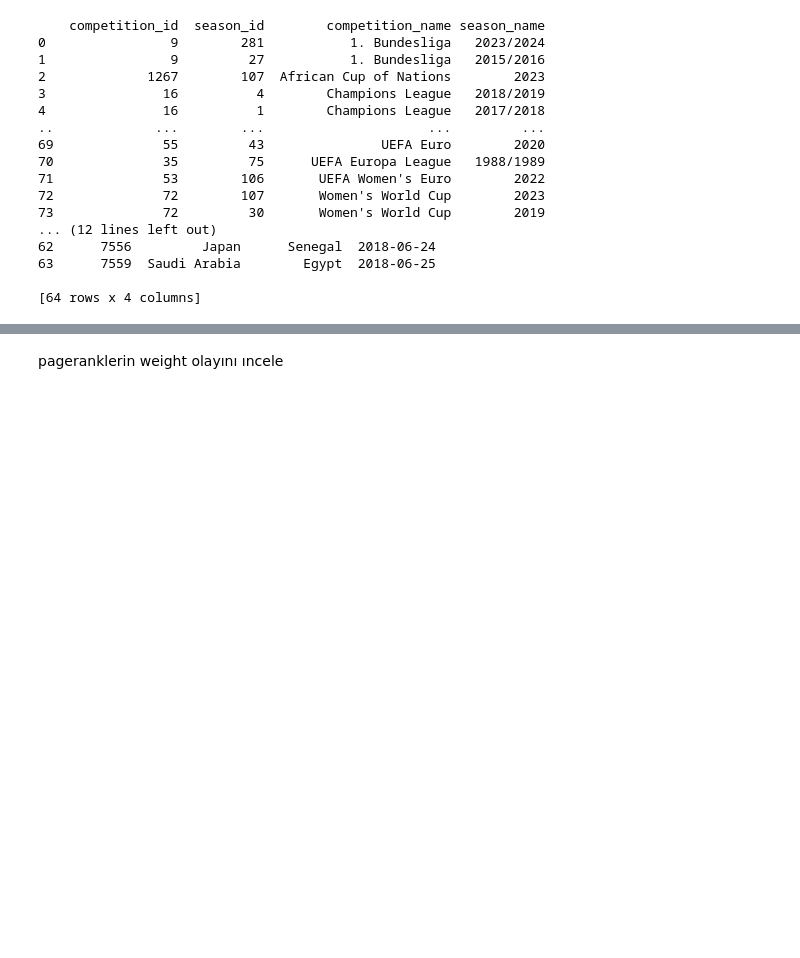
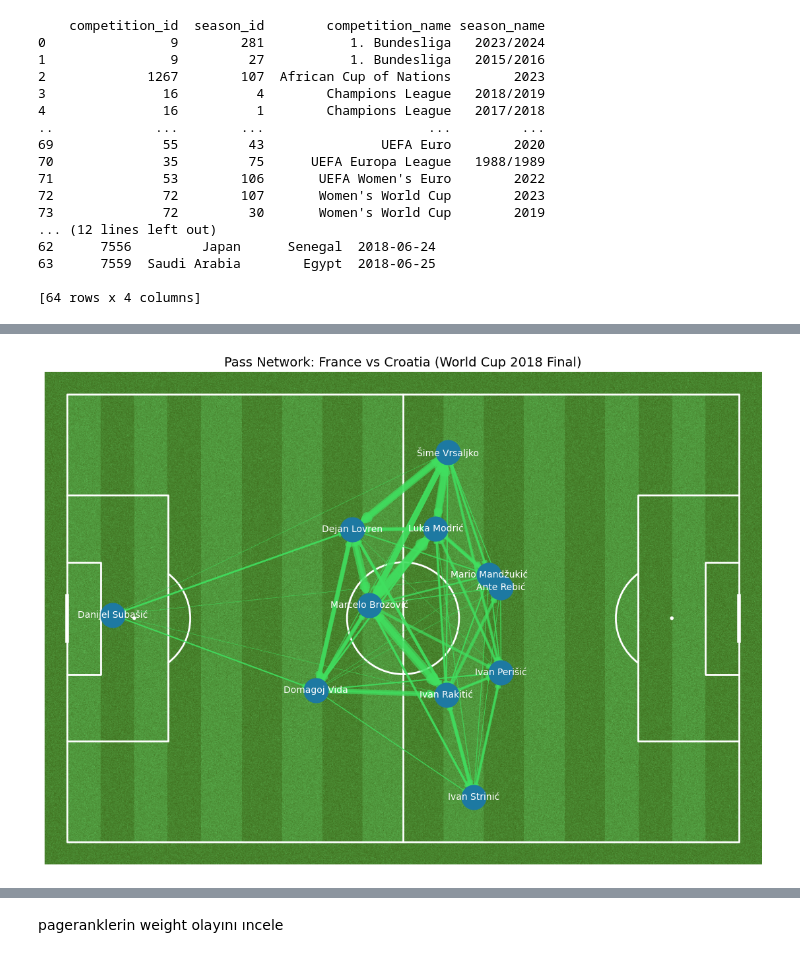
Before and after one commit to senolcemhan98/FootballAnalysisPageRank, a Jupyter notebook: PageRank.ipynb, the cells around one changed output, grey strips where cells are left out. Drawn from its saved outputs; the diff is of its cells as text; code cells hidden in the pictures; blank space fills up the shorter version.

Commit message:
Starting XI fitered, Pitch added

```diff
--- a/PageRank.ipynb
+++ b/PageRank.ipynb
@@ -202,7 +202,22 @@ events = sb.events(match_id=match_id)
 import networkx as nx
 
 # Filter for completed pass events
-passes = events[(events['type'] == 'Pass') & (events['pass_outcome'].isnull())]
+passes = events[(events['type'] == 'Pass') & (events['pass_outcome'].isnull()) & (events['team']=='Croatia') ]
+
+# Step 1: Get list of players who started the match
+starting = events[events['type'] == 'Starting XI']
+starting_players = []
+
+for _, row in starting.iterrows():
+    for player in row['tactics']['lineup']:
+        starting_players.append({
+            'player_id': player['player']['id'],
+            'player_name': player['player']['name'],
+        })
+
+starting_df = pd.DataFrame(starting_players)
+
+passes = passes[(passes['player'].isin(starting_df['player_name'])) & (passes['pass_recipient'].isin(starting_df['player_name']))]
 
 # Initialize a directed graph
 G = nx.DiGraph()
@@ -282,0 +252,55 @@ Name: pass_recipient, Length: 650, dtype: object
+# %%
+import matplotlib.pyplot as plt
+from mplsoccer import Pitch
+
+
+# Create pitch (StatsBomb dimensions: 120x80)
+pitch = Pitch(pitch_type='statsbomb', pitch_color='grass', line_color='white', stripe = True)
+fig, ax = pitch.draw(figsize=(12, 8))
+# Set up the figure
+# plt.figure(figsize=(12, 8))
+
+# Step 2: Filter events with location data (e.g., Passes, Carries)
+location_events = events[events['location'].notnull()]
+
+# Step 3: Expand location into x, y
+location_events[['x', 'y']] = pd.DataFrame(location_events['location'].tolist(), index=location_events.index)
+
+# Step 4: Group by player and team, compute average position
+avg_positions = location_events.groupby(['player', 'team'])[['x', 'y']].mean().reset_index()
+
+# Optional: Rename for clarity
+avg_positions.columns = ['Player', 'Team', 'Avg X', 'Avg Y']
+
+# Step 1: Create pos dict from avg_positions
+# Optional: Flip Y-axis (to match TV view orientation if needed)
+pos = {
+    row['Player']: (row['Avg X'], 80 - row['Avg Y'])  # flipping y-axis for better visual
+    for _, row in avg_positions.iterrows()
+    if row['Player'] in G.nodes  # ensure player is in the graph
+}
+
+# Step 2: Plot using avg positions
+# plt.figure(figsize=(12, 8))
+
+# Draw nodes and labels
+nx.draw_networkx_nodes(G, pos,  node_size=700, node_color="#1d79a2")
+nx.draw_networkx_labels(G, pos, font_size=10, font_color="#FFFFFF")
+
+# Draw edges with width based on pass count
+edges = G.edges(data=True)
+nx.draw_networkx_edges(
+    G, pos,
+    edgelist=edges,
+    width=[data['weight'] * 0.5 for _, _, data in edges],
+    alpha=0.7,
+    edge_color='#40e060',
+    arrows=True
+)
+
+# Add title
+plt.title('Pass Network: France vs Croatia (World Cup 2018 Final)', fontsize=14)
+plt.axis('off')
+plt.tight_layout()
+plt.show()
+# %% [output]
@@ -282,0 +317 @@ Name: pass_recipient, Length: 650, dtype: object
+[figure, added]
```
Also changed, not shown: parts of 6 cells of this notebook, 1 other file.
